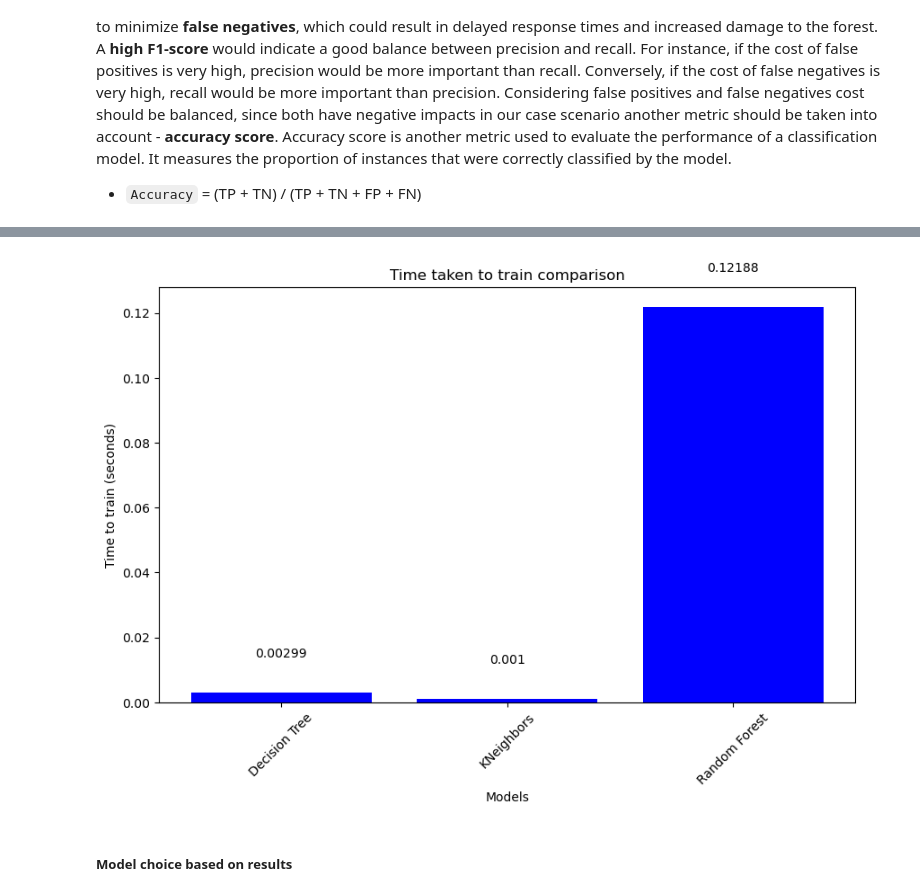
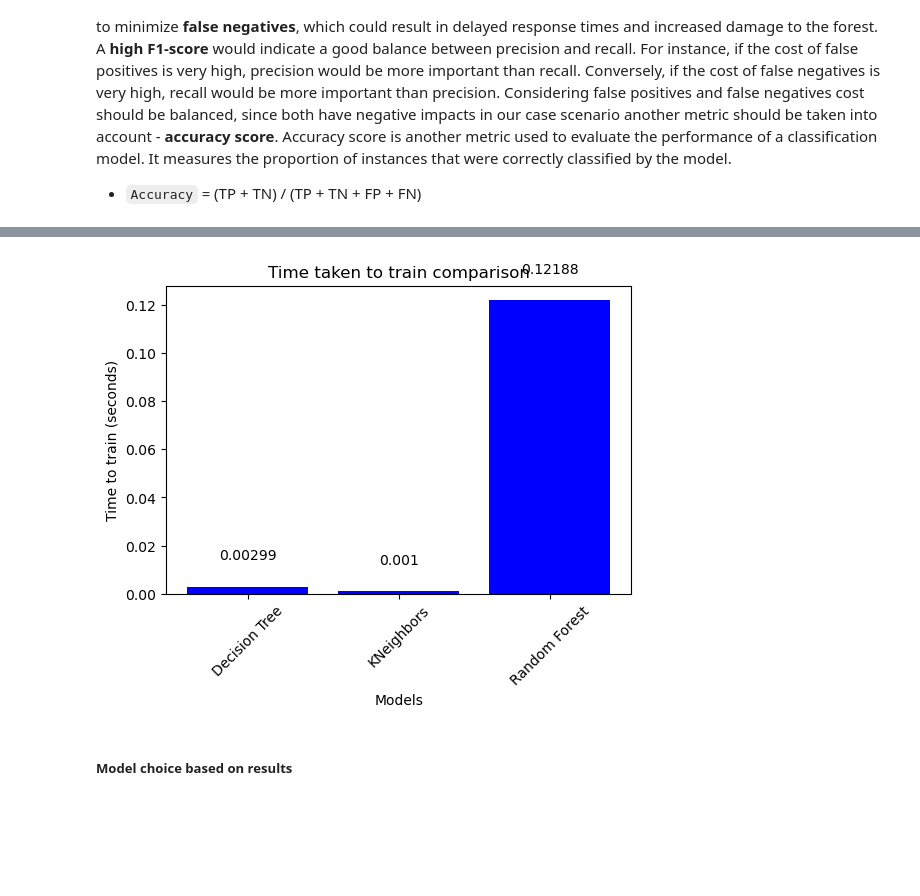
Before and after one commit to inessilv/IART-Project-2, a Jupyter notebook: Assignment2.ipynb, the cells around one changed output, grey strips where cells are left out. Cells and saved outputs as stored; diff of their text form; code cells hidden in the pictures; blank space fills up the shorter version.

```diff
--- a/Assignment2.ipynb
+++ b/Assignment2.ipynb
@@ -681,18 +673,18 @@ plt.show()
 # %%
 models = ['Decision Tree', 'KNeighbors', 'Random Forest']
 time_spent = [0.00299, 0.00100, 0.12188]
-plt.figure(figsize=(10, 6))
+plt.figure(figsize=(6, 4))
 plt.bar(models, time_spent, color='blue')
 for i, v in enumerate(time_spent):
     plt.text(i, v + 0.01, str(v), ha='center', va='bottom', color='black')
 plt.xlabel('Models')
 plt.ylabel('Time to train (seconds)')
 plt.title('Time taken to train comparison')
 plt.xticks(rotation=45)
 
 plt.show()
 # %% [output]
-[figure, old version]
+[figure, new version]
 # %% [markdown]
 ##### Model choice based on results
 # %% [markdown]
```
Also changed, not shown: parts of 22 cells of this notebook.
